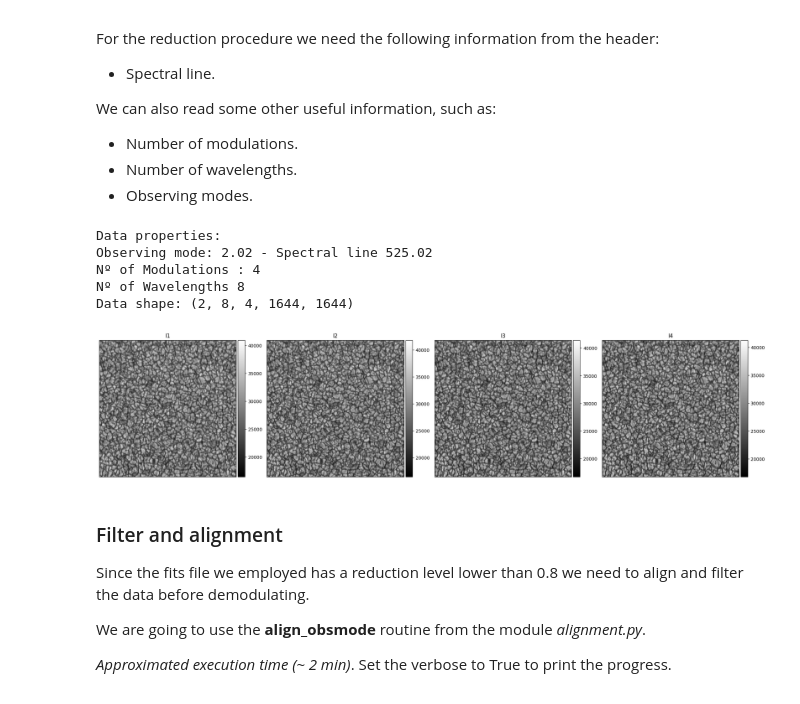
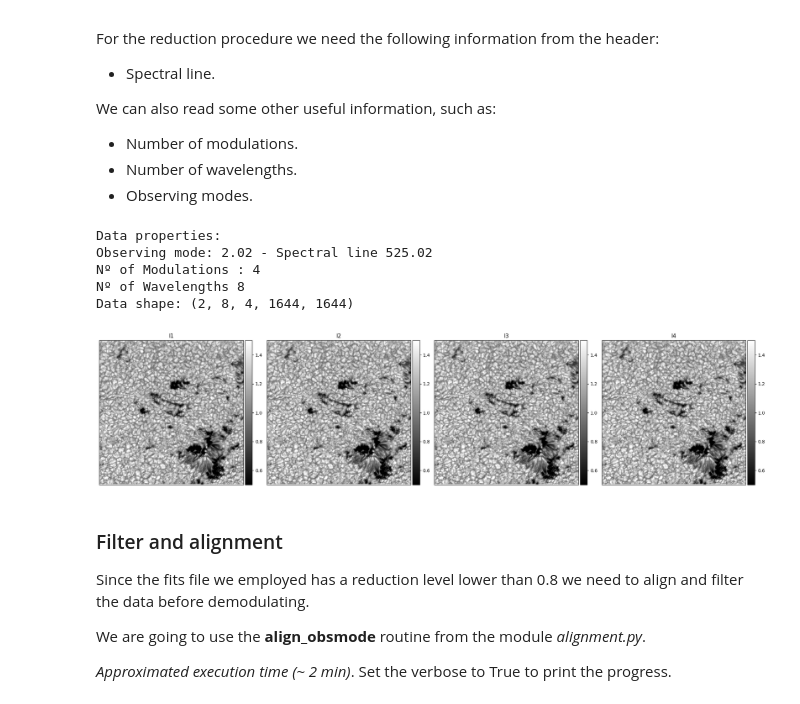
Before and after one commit to PabloSGN/TuMags_Reduction_Pipeline, a Jupyter notebook: TuMags_reduction_example.ipynb, the cells around one changed output. Saved outputs shown, nothing was run; the diff lists cells and outputs as text; code cells hidden in the pictures.

```diff
--- a/TuMags_reduction_example.ipynb
+++ b/TuMags_reduction_example.ipynb
@@ -42,8 +42,8 @@ All the required steps are:
 Before starting the reduction, we identify the path where the pipeline is stored, and the path to the fits file.
 # %%
 # SUBSTITUTE for local paths
-pipeline_path = "/home/pablo/Desktop/TuMag/TuMags_Reduction_Pipeline"
-fits_file = "/media/HDD/TuMag_data/obs/01_QSUN_TM_00_Fe2.02_8_10072024T133713_LV_0.6_v1.0.fits"
+pipeline_path = "/home/pablo/Desktop/TuMag/Hands_on/TuMags_Reduction_Pipeline"
+fits_file = "/home/pablo/Desktop/TuMag/Hands_on/02_EMEF_TM_00_Fe2.02_8_10072024T191454_LV_0.6_v1.0.fits"
 # %% [markdown]
 # Imports
 
@@ -122,27 +122,28 @@ We can also read some other useful information, such as:
 # %%
 # LOAD the data
 obs_data = fits.getdata(fits_file)      # Get the data array
 obs_info = fits.getheader(fits_file)    # Get the header
 
 nmods = obs_info["NMODS"]       # Number of modulations
 nlambda = obs_info["NLAMBDA"]   # Number of wavelengths
 line = obs_info["FW2"]          # Spectral line - REQUIRED
 obsmode = obs_info["OBS_MODE"]  # Observation mode
 
 # Print info of the data block
 print(f"Data properties:\nObserving mode: {obsmode} - Spectral line {line}\nNº of Modulations : {nmods}\nNº of Wavelengths {nlambda}")
 print(f"Data shape: {obs_data.shape}")
 
 # Show the four modulations of the first wavelength and first camera.
+median = np.median(obs_data[0]) # For normalization in representation
 if show_plots:
-    plot_4_stokes(obs_data[0, 0], titles = ["I1", "I2", "I3", "I4"])
+    plot_4_stokes(obs_data[0, 0] / median, titles = ["I1", "I2", "I3", "I4"], lims = [[0.5, 1.5], [0.5, 1.5], [0.5, 1.5], [0.5, 1.5]])
 # %% [output]
 Data properties:
 Observing mode: 2.02 - Spectral line 525.02
 Nº of Modulations : 4
 Nº of Wavelengths 8
 Data shape: (2, 8, 4, 1644, 1644)
-[figure, old version]
+[figure, new version]
 # %% [markdown]
 ### Filter and alignment
 
```
Also changed, not shown: parts of 3 cells of this notebook, 1 other file.
